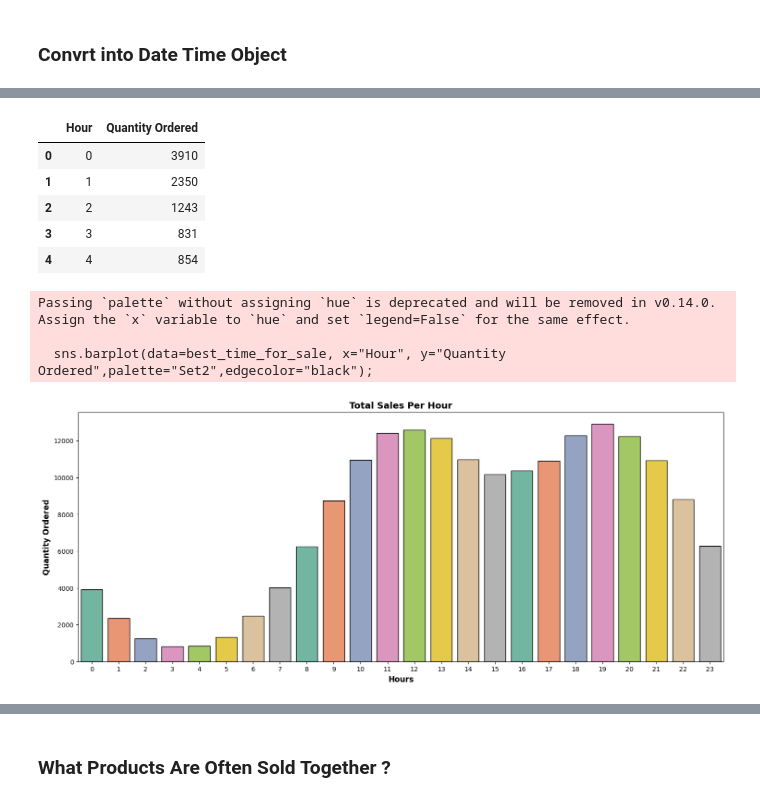
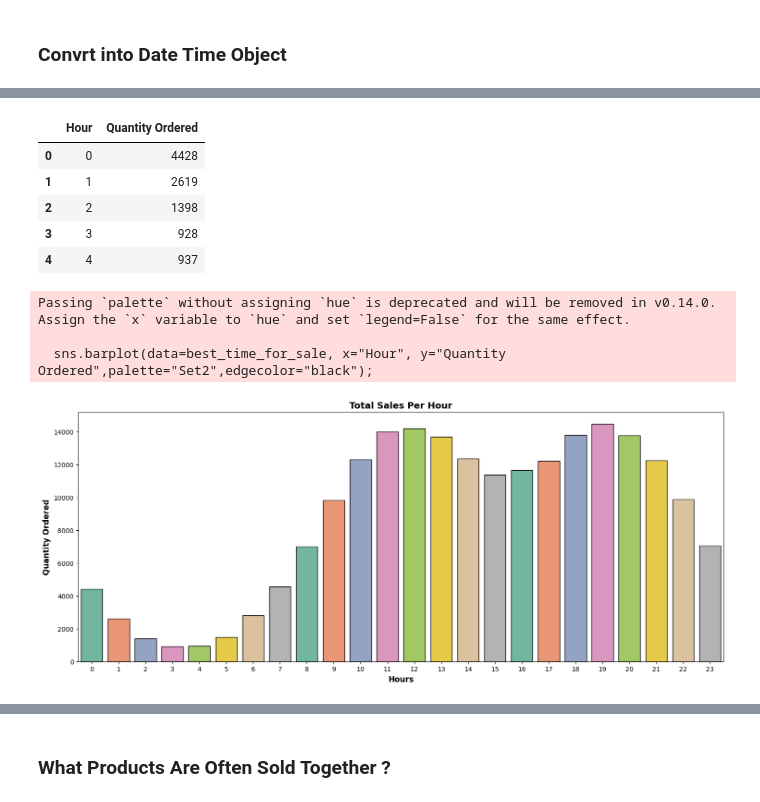
Before and after one commit to TanjiEvan/Python, a Jupyter notebook: Real-World Data Science Problems/Sales_Analysis.ipynb, the cells around one changed output, grey strips where cells are left out. Cells and saved outputs as stored; diff of their text form; code cells hidden in the pictures.

```diff
--- a/Real-World Data Science Problems/Sales_Analysis.ipynb
+++ b/Real-World Data Science Problems/Sales_Analysis.ipynb
@@ -482,16 +488,16 @@ all_data.head()
 | 4 | 176560 | Wired Headphones | 1 | 11.99 | 11.99 | 2019-04-12 14:38:00 | 669 Spruce St, Los Angeles, CA 90001 | Los Angeles (CA) | ... |
 | 5 | 176561 | Wired Headphones | 1 | 11.99 | 11.99 | 2019-04-30 09:27:00 | 333 8th St, Los Angeles, CA 90001 | Los Angeles (CA) | ... |
 # %%
-best_time_for_sale=all_data.groupby("Hour").count()["Quantity Ordered"].reset_index()
+best_time_for_sale=all_data.groupby("Hour").sum(numeric_only=True)["Quantity Ordered"].reset_index()
 
 best_time_for_sale.head()
 # %% [output]
 |  | Hour | Quantity Ordered |
-| 0 | 0 | 3910 |
-| 1 | 1 | 2350 |
-| 2 | 2 | 1243 |
-| 3 | 3 | 831 |
-| 4 | 4 | 854 |
+| 0 | 0 | 4428 |
+| 1 | 1 | 2619 |
+| 2 | 2 | 1398 |
+| 3 | 3 | 928 |
+| 4 | 4 | 937 |
 # %%
 plt.figure(figsize=(18, 7))
 sns.barplot(data=best_time_for_sale, x="Hour", y="Quantity Ordered",palette="Set2",edgecolor="black");
@@ -504,7 +510,7 @@ plt.show();
 Passing `palette` without assigning `hue` is deprecated and will be removed in v0.14.0. Assign the `x` variable to `hue` and set `legend=False` for the same effect.
 
   sns.barplot(data=best_time_for_sale, x="Hour", y="Quantity Ordered",palette="Set2",edgecolor="black");
-[figure, old version]
+[figure, new version]
 # %%
 plt.figure(figsize=(12, 6))
 sns.lineplot(data=best_time_for_sale, x='Hour', y='Quantity Ordered', marker='o', color='r')
```
Also changed, not shown: parts of 12 cells of this notebook.
